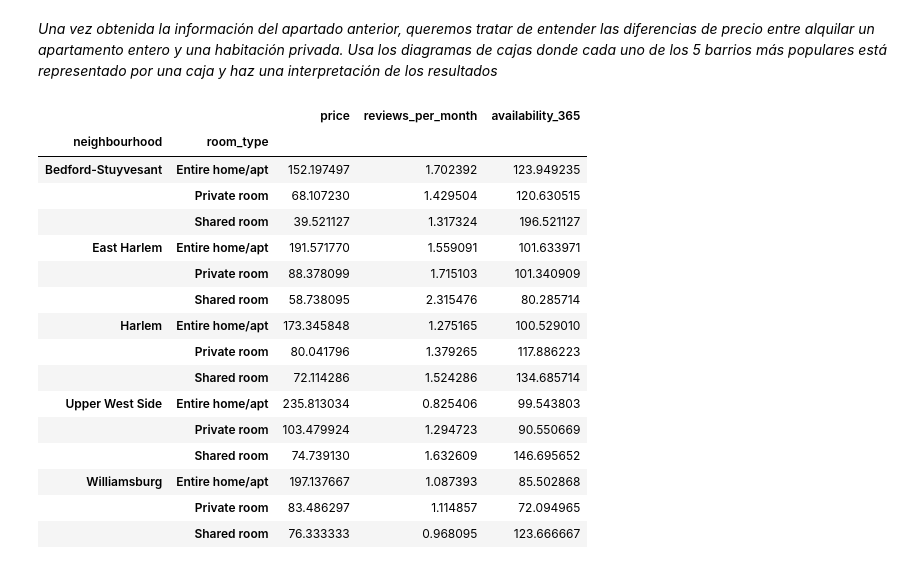
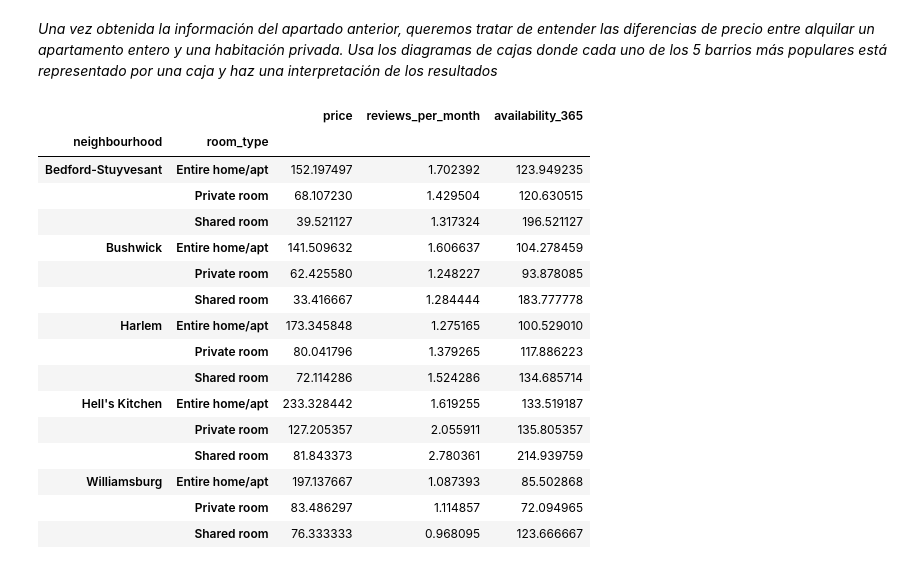
Before and after one commit to AMSUFV/airbnb_visualization, a Jupyter notebook: airbnb_brooklyn.ipynb, the cells around one changed output. Cells and saved outputs as stored; diff of their text form; code cells hidden in the pictures.

```diff
--- a/airbnb_brooklyn.ipynb
+++ b/airbnb_brooklyn.ipynb
@@ -125,18 +136,15 @@ airbnb.loc[(airbnb.availability_365 > quantiles.values[1] ), 'availability_tag']
 # %%
-# Relacion reseñas-disponibilidad
+airbnb['classification'] = ''
+classification_tags = ['Very good', 'Good', 'Average', 'Bad', 'Very bad']
 
-# Se crea una nueva columna para albergar la etiqueta de clasificacion
-airbnb['classification'] = ''
+airbnb.loc[(airbnb['reviews_tag'] == 'Low') & (airbnb['availability_tag'] == 'High demand'), 'classification'] = 'Good'
+airbnb.loc[(airbnb['reviews_tag'] == 'Medium') & (airbnb['availability_tag'] == 'High demand'), 'classification'] = 'Good'
+airbnb.loc[(airbnb['reviews_tag'] == 'High') & (airbnb['availability_tag'] == 'High demand'), 'classification'] = 'Very good'
 
-# Se relacionan las columnas reviews_tag y avalibility_tag para obtener el valor de classification según las instrucciones del enunciado
-airbnb.loc[(airbnb['reviews_tag'] == 'Baja') & (airbnb['availability_tag'] == 'Poco disponible'), 'classification'] = 'Bueno'
-airbnb.loc[(airbnb['reviews_tag'] == 'Media') & (airbnb['availability_tag'] == 'Poco disponible'), 'classification'] = 'Bueno'
-airbnb.loc[(airbnb['reviews_tag'] == 'Alta') & (airbnb['availability_tag'] == 'Poco disponible'), 'classification'] = 'Muy bueno'
+airbnb.loc[(airbnb['reviews_tag'] == 'Low') & (airbnb['availability_tag'] == 'Average demand'), 'classification'] = 'Average'
+airbnb.loc[(airbnb['reviews_tag'] == 'Medium') & (airbnb['availability_tag'] == 'Average demand'), 'classification'] = 'Average'
+airbnb.loc[(airbnb['reviews_tag'] == 'High') & (airbnb['availability_tag'] == 'Average demand'), 'classification'] = 'Good'
 
-airbnb.loc[(airbnb['reviews_tag'] == 'Baja') & (airbnb['availability_tag'] == 'Disponible normalmente'), 'classification'] = 'Regular'
-airbnb.loc[(airbnb['reviews_tag'] == 'Media') & (airbnb['availability_tag'] == 'Disponible normalmente'), 'classification'] = 'Regular'
-airbnb.loc[(airbnb['reviews_tag'] == 'Alta') & (airbnb['availability_tag'] == 'Disponible normalmente'), 'classification'] = 'Bueno'
-
-airbnb.loc[(airbnb['reviews_tag'] == 'Baja') & (airbnb['availability_tag'] == 'Altamente disponible'), 'classification'] = 'Malo'
-airbnb.loc[(airbnb['reviews_tag'] == 'Media') & (airbnb['availability_tag'] == 'Altamente disponible'), 'classification'] = 'Malo'
-airbnb.loc[(airbnb['reviews_tag'] == 'Alta') & (airbnb['availability_tag'] == 'Altamente disponible'), 'classification'] = 'Muy malo'
+airbnb.loc[(airbnb['reviews_tag'] == 'Low') & (airbnb['availability_tag'] == 'Low demand'), 'classification'] = 'Bad'
+airbnb.loc[(airbnb['reviews_tag'] == 'Medium') & (airbnb['availability_tag'] == 'Low demand'), 'classification'] = 'Bad'
+airbnb.loc[(airbnb['reviews_tag'] == 'High') & (airbnb['availability_tag'] == 'Low demand'), 'classification'] = 'Very bad'
@@ -242,0 +217,6 @@ top_5
+# %%
+datos_barrios = airbnb.groupby('neighbourhood')['classification'].value_counts().unstack().fillna(0)
+top_5 = datos_barrios.sort_values(by='Very good', ascending = False)[:5]
+top_5 = top_5[classification_tags]
+
+display(top_5)
@@ -330,24 +303,24 @@ diferencias de precio entre alquilar un apartamento entero y una habitación pri
 cajas donde cada uno de los 5 barrios más populares está representado por una caja y haz una interpretación
 de los resultados</i>
 # %%
-datos_top_5 = airbnb.groupby(['neighbourhood', 'room_type']).mean()
-datos_top_5 = datos_top_5.loc[list(top_5.index),:]
-datos_top_5
+top_5_data = airbnb.groupby(['neighbourhood', 'room_type']).mean()
+top_5_data = top_5_data.loc[list(top_5.index),:]
+display(top_5_data)
 # %% [output]
 |  |  | price | reviews_per_month | availability_365 |
 | neighbourhood | room_type |  |  |  |
 | Bedford-Stuyvesant | Entire home/apt | 152.197497 | 1.702392 | 123.949235 |
 |  | Private room | 68.107230 | 1.429504 | 120.630515 |
 |  | Shared room | 39.521127 | 1.317324 | 196.521127 |
-| East Harlem | Entire home/apt | 191.571770 | 1.559091 | 101.633971 |
-|  | Private room | 88.378099 | 1.715103 | 101.340909 |
-|  | Shared room | 58.738095 | 2.315476 | 80.285714 |
+| Bushwick | Entire home/apt | 141.509632 | 1.606637 | 104.278459 |
+|  | Private room | 62.425580 | 1.248227 | 93.878085 |
+|  | Shared room | 33.416667 | 1.284444 | 183.777778 |
 | Harlem | Entire home/apt | 173.345848 | 1.275165 | 100.529010 |
 |  | Private room | 80.041796 | 1.379265 | 117.886223 |
 |  | Shared room | 72.114286 | 1.524286 | 134.685714 |
-| Upper West Side | Entire home/apt | 235.813034 | 0.825406 | 99.543803 |
-|  | Private room | 103.479924 | 1.294723 | 90.550669 |
-|  | Shared room | 74.739130 | 1.632609 | 146.695652 |
+| Hell's Kitchen | Entire home/apt | 233.328442 | 1.619255 | 133.519187 |
+|  | Private room | 127.205357 | 2.055911 | 135.805357 |
+|  | Shared room | 81.843373 | 2.780361 | 214.939759 |
 | Williamsburg | Entire home/apt | 197.137667 | 1.087393 | 85.502868 |
 |  | Private room | 83.486297 | 1.114857 | 72.094965 |
 |  | Shared room | 76.333333 | 0.968095 | 123.666667 |
```
Also changed, not shown: parts of 26 cells of this notebook.
